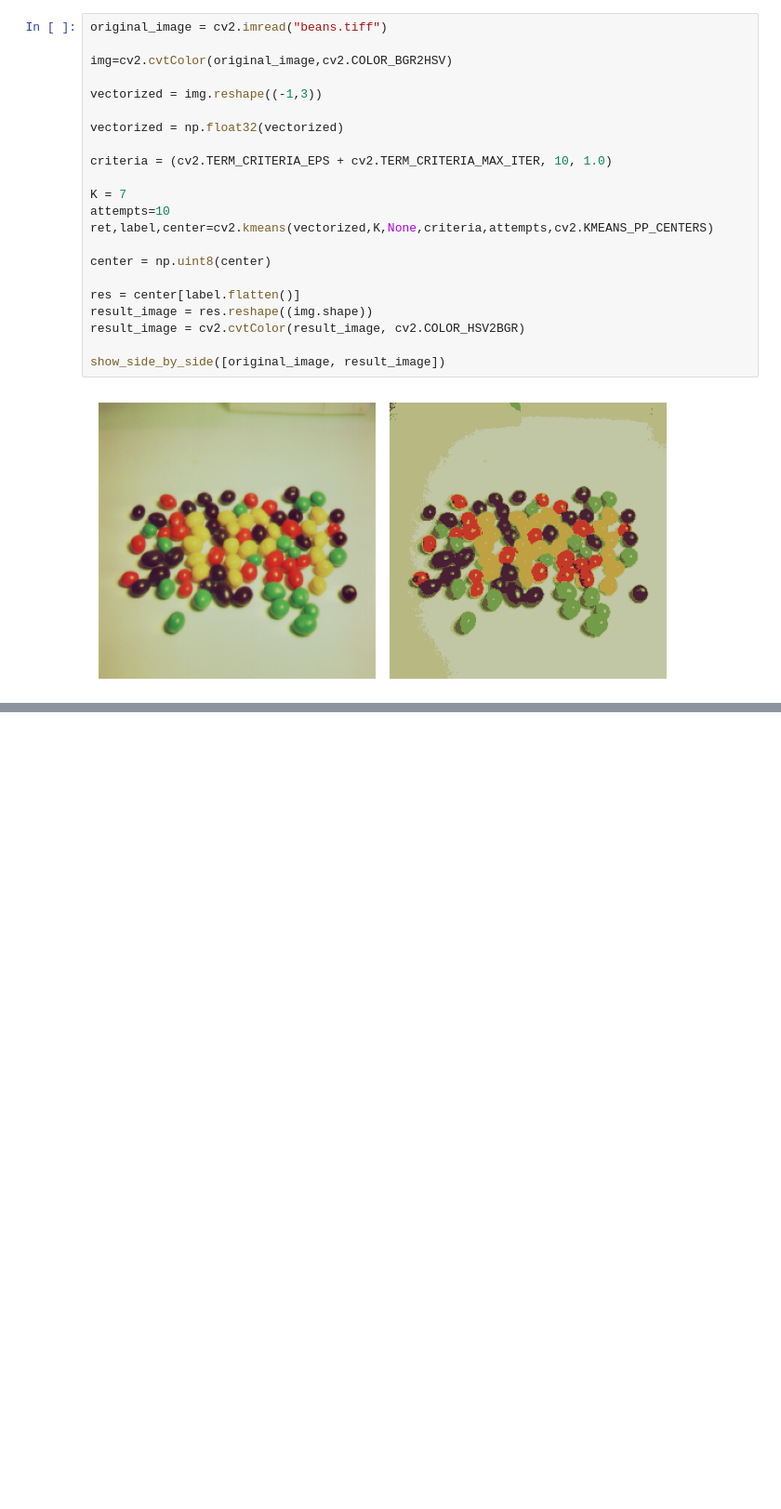
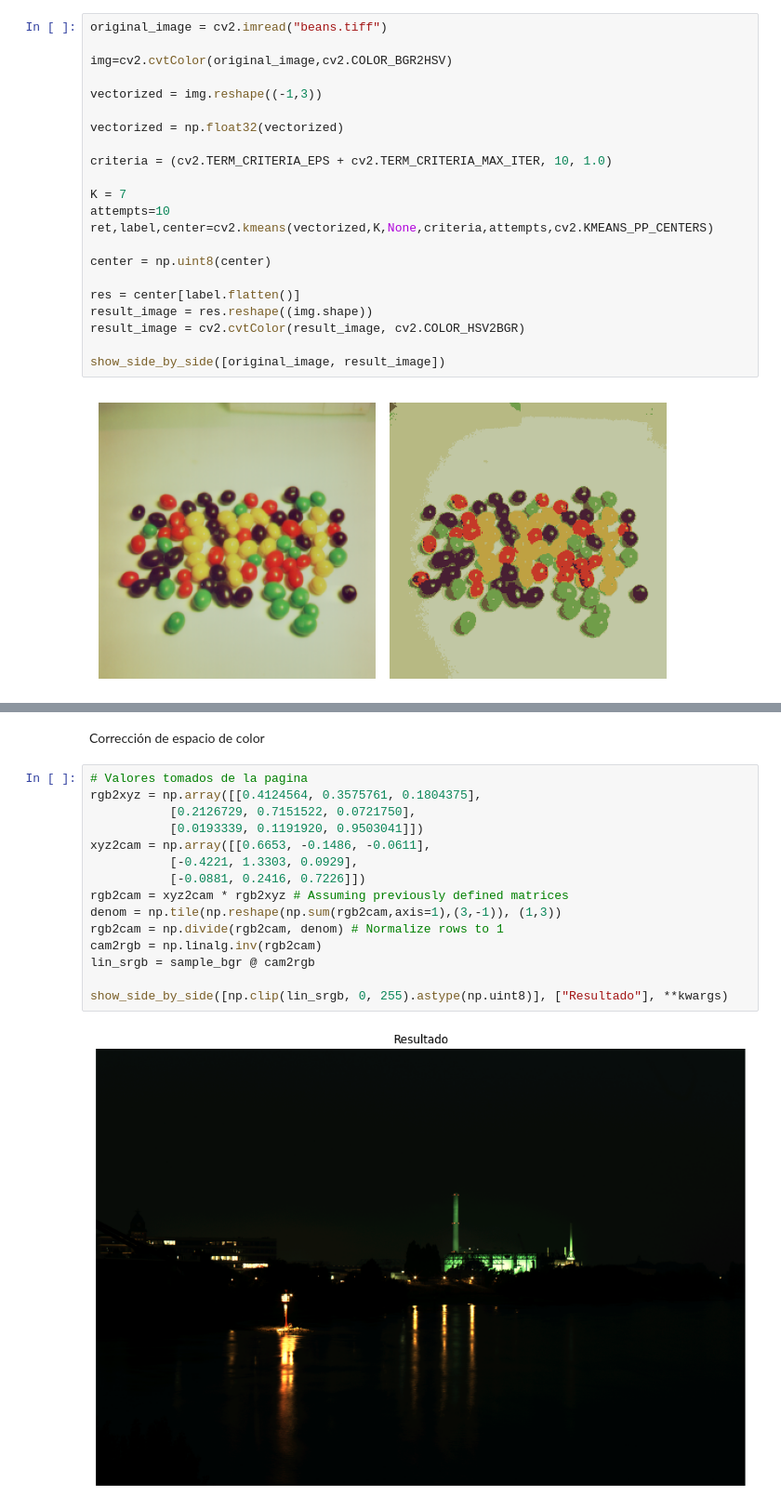
Before and after one commit to bautistasch/Procesamiento-de-Imagenes, a Jupyter notebook: TP6/notebook.ipynb, the cells around one changed output, grey strips where cells are left out. Shown at 93% size. Drawn from its saved outputs; the diff is of its cells as text; blank space fills up the shorter version.

```diff
--- a/TP6/notebook.ipynb
+++ b/TP6/notebook.ipynb
@@ -133,0 +189,19 @@ show_side_by_side([original_image, result_image])
+# %% [markdown]
+Corrección de espacio de color
+# %%
+# Valores tomados de la pagina
+rgb2xyz = np.array([[0.4124564, 0.3575761, 0.1804375],
+           [0.2126729, 0.7151522, 0.0721750],
+           [0.0193339, 0.1191920, 0.9503041]])
+xyz2cam = np.array([[0.6653, -0.1486, -0.0611],
+           [-0.4221, 1.3303, 0.0929],
+           [-0.0881, 0.2416, 0.7226]])
+rgb2cam = xyz2cam * rgb2xyz # Assuming previously defined matrices
+denom = np.tile(np.reshape(np.sum(rgb2cam,axis=1),(3,-1)), (1,3))
+rgb2cam = np.divide(rgb2cam, denom) # Normalize rows to 1
+cam2rgb = np.linalg.inv(rgb2cam)
+lin_srgb = sample_bgr @ cam2rgb
+
+show_side_by_side([np.clip(lin_srgb, 0, 255).astype(np.uint8)], ["Resultado"], **kwargs)
+# %% [output]
+[figure, added]
```
Also changed, not shown: parts of 10 cells of this notebook, 1 other file.
